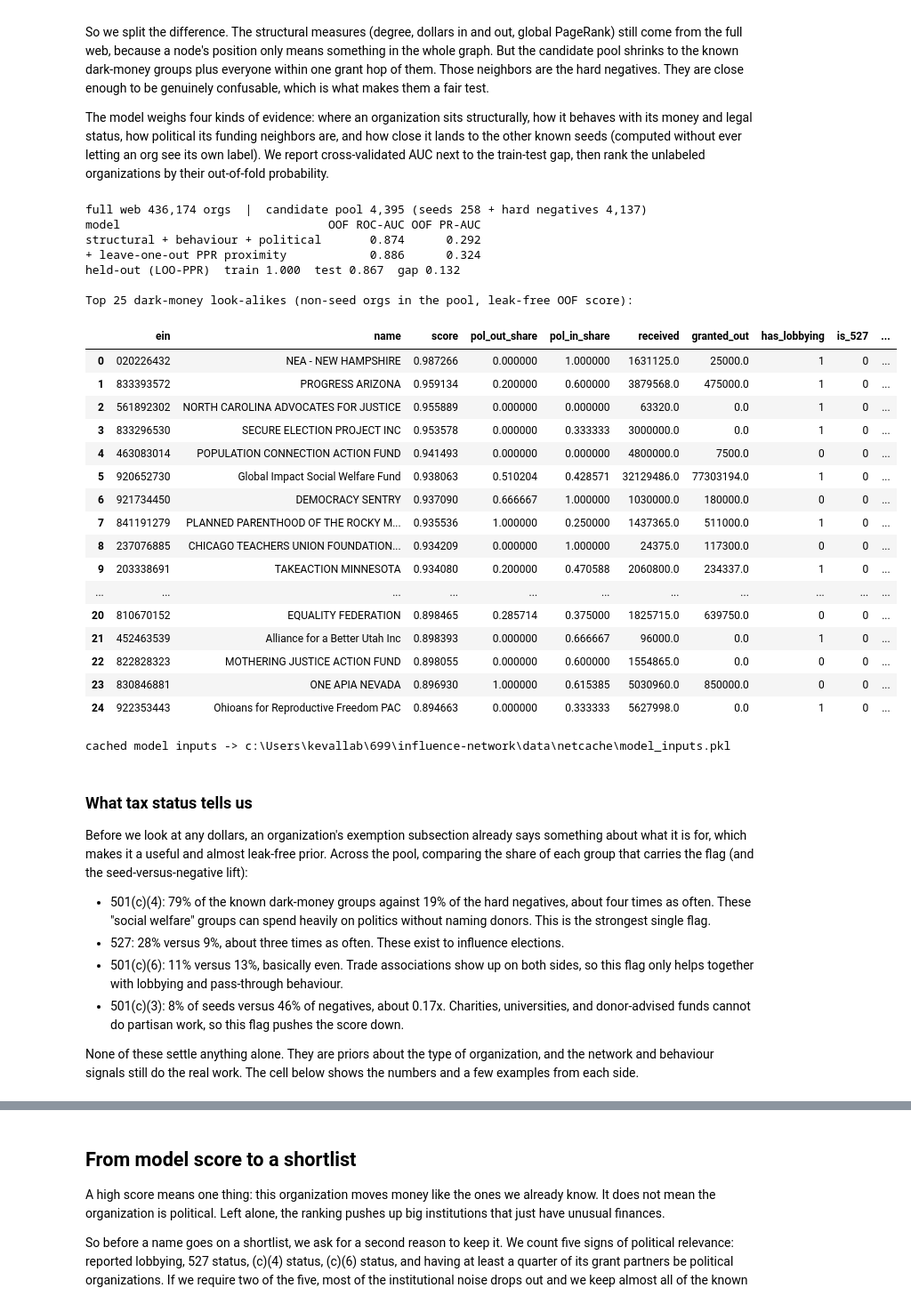
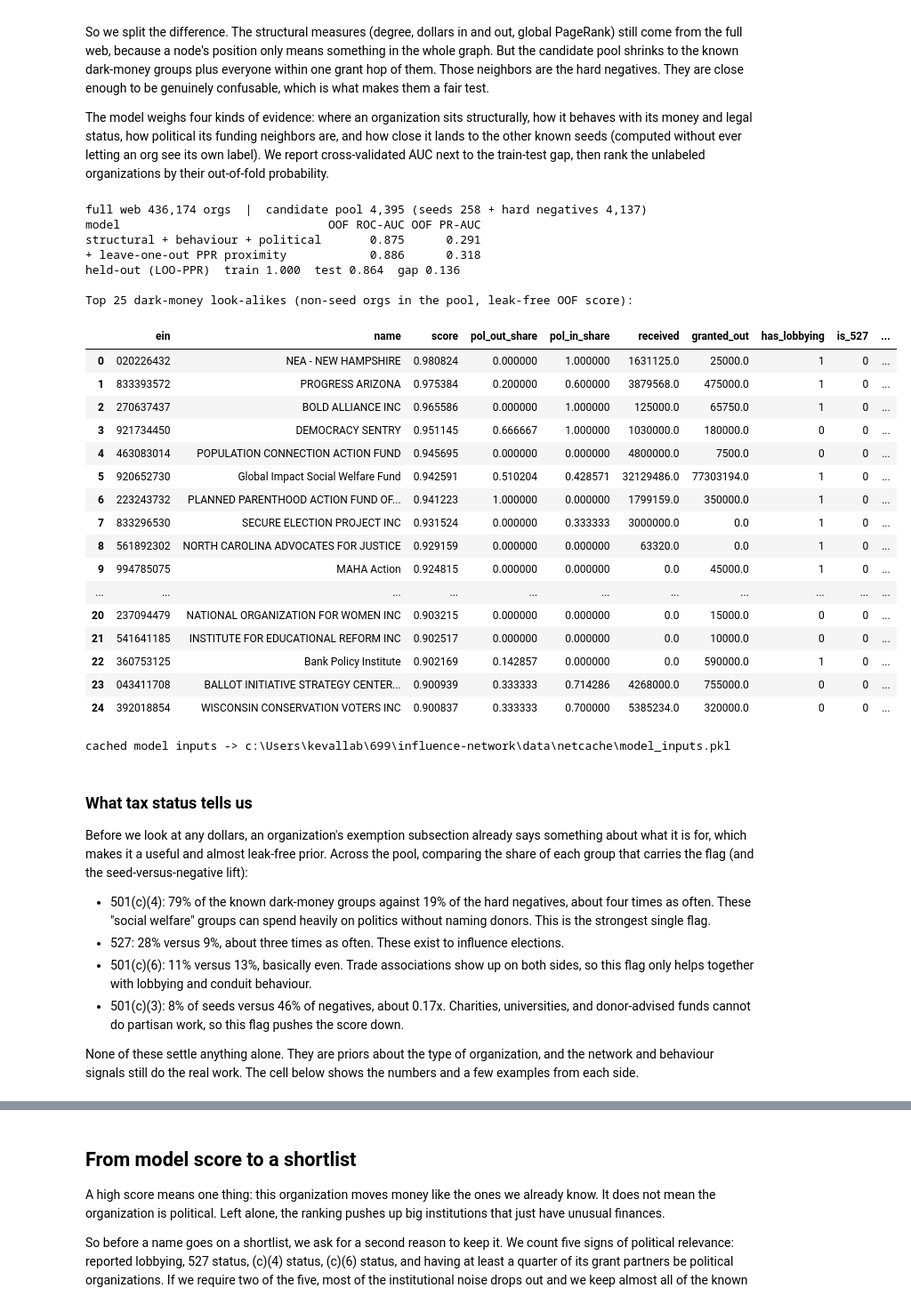
Before and after one commit to team-glass-house/influence-network, a Jupyter notebook: notebooks/network_analysis_modeling.ipynb, the cells around one changed output, grey strips where cells are left out. Shown at 89% size. Drawn from its saved outputs; the diff is of its cells as text; code cells hidden in the pictures.

```diff
--- a/notebooks/network_analysis_modeling.ipynb
+++ b/notebooks/network_analysis_modeling.ipynb
@@ -456,7 +436,6 @@ dout = S.ein.map(dict(G.out_degree(weight="amt"))).values
 S["log_d_in"] = np.log1p(din); S["log_d_out"] = np.log1p(dout)
 S["conduit"] = np.where((din > 0) & (dout > 0), np.minimum(din, dout) / np.maximum(np.maximum(din, dout), 1), 0.0)
 S["deg"] = S.in_deg + S.out_deg
-S["global_pr"] = S.ein.map(pr)
 
 # --- behaviour features for the pool (fy scopes every source to the same YEARS window as the graph) ---
 # is_527: Schedule C line 5 lists section-527 orgs a filer paid, but filers mis-enter 501(c) orgs there.
@@ -500,9 +479,6 @@ LEFT JOIN lob ON lob.ein = e.ein LEFT JOIN p527 ON p527.ein = e.ein LEFT JOIN eo
 M = S.merge(behav, on="ein", how="left")
 M["name"] = M.name.fillna(M.ein.map(lambda e: crp_name.get(e) or org_name.get(e) or e))
 M["log_received"] = np.log1p(M.received); M["log_granted_out"] = np.log1p(M.granted_out)
-M["pass_through"] = np.where((M.received > 0) & (M.granted_out > 0),
-                             np.minimum(M.received.values, M.granted_out.values)
-                             / np.maximum(np.maximum(M.received.values, M.granted_out.values), 1), 0.0)
 M["velocity"]  = M.granted_out / (M.received + 1.0)
 M["name_flag"] = M.name.fillna("").str.upper().str.contains(
     r"ACTION|\bFUND\b|PROJECT|ALLIANCE|NETWORK|VOTERS|FREEDOM|PROSPERITY").astype(int)
@@ -524,8 +500,8 @@ def _pol_feats(n):
 _pf = np.array([_pol_feats(n) for n in nodes])
 M["pol_out_share"], M["pol_in_share"], M["pol_deg"] = _pf[:, 0], _pf[:, 1], _pf[:, 2]
 
-STRUCTB = ["in_deg", "out_deg", "log_d_in", "log_d_out", "conduit", "deg", "global_pr"]
-BEHAVB  = ["log_received", "log_granted_out", "pass_through", "velocity", "has_lobbying", "is_527",
+STRUCTB = ["in_deg", "out_deg", "log_d_in", "log_d_out", "conduit", "deg"]
+BEHAVB  = ["log_received", "log_granted_out", "velocity", "has_lobbying", "is_527",
            "name_flag", "eot_c3", "eot_c4", "eot_c5", "eot_c6", "eot_c_other"]
 POL     = ["pol_out_share", "pol_in_share", "pol_deg"]
 Xbase = M[STRUCTB + BEHAVB + POL].fillna(0).values
@@ -565,52 +541,52 @@ Xp = np.column_stack([Xbase, prox([nodes[i] for i in tr if y[i] == 1])])
 mdl = GBC().fit(Xp[tr], y[tr])
 gtr = roc_auc_score(y[tr], mdl.predict_proba(Xp[tr])[:, 1]); gte = roc_auc_score(y[te], mdl.predict_proba(Xp[te])[:, 1])
 print(f"held-out (LOO-PPR)  train {gtr:.3f}  test {gte:.3f}  gap {gtr - gte:.3f}")
 
 M["score"] = oof_prox
 M["is_seed"] = y
 leads = M[M.is_seed == 0].sort_values("score", ascending=False).reset_index(drop=True)
 print("\nTop 25 dark-money look-alikes (non-seed orgs in the pool, leak-free OOF score):")
 display(leads.head(25)[["ein", "name", "score", "pol_out_share", "pol_in_share", "received", "granted_out",
                         "has_lobbying", "is_527", "eot_c3", "eot_c4", "eot_c5", "eot_c6", "eot_c_other"]])
 
 # --- cache feature matrix + proximity for fast offline model iteration ---
 try:
     import pickle as _pkl
     _cache = ROOT / 'data' / 'netcache'; _cache.mkdir(parents=True, exist_ok=True)
     with open(_cache / 'model_inputs.pkl', 'wb') as _f:
         _pkl.dump({'Xbase': Xbase, 'y': y, 'nodes': list(nodes),
                    'Pmat': {s: Pmat[s] for s in seeds_present},
                    'seeds_present': list(seeds_present), 'node_ix': node_ix,
                    'diag': diag, 'M': M,
                    'STRUCTB': STRUCTB, 'BEHAVB': BEHAVB, 'POL': POL}, _f)
     print(f'cached model inputs -> {_cache / "model_inputs.pkl"}')
 except Exception as _e:
     print('cache skipped:', _e)
 # %% [output]
 full web 436,174 orgs  |  candidate pool 4,395 (seeds 258 + hard negatives 4,137)
 model                              OOF ROC-AUC OOF PR-AUC
-structural + behaviour + political       0.874      0.292
-+ leave-one-out PPR proximity            0.886      0.324
-held-out (LOO-PPR)  train 1.000  test 0.867  gap 0.132
+structural + behaviour + political       0.875      0.291
++ leave-one-out PPR proximity            0.886      0.318
+held-out (LOO-PPR)  train 1.000  test 0.864  gap 0.136
 
 Top 25 dark-money look-alikes (non-seed orgs in the pool, leak-free OOF score):
 |  | ein | name | score | pol_out_share | pol_in_share | received | granted_out | has_lobbying | is_527 | ... |
-| 0 | 020226432 | NEA - NEW HAMPSHIRE | 0.987266 | 0.000000 | 1.000000 | 1631125.0 | 25000.0 | 1 | 0 | ... |
-| 1 | 833393572 | PROGRESS ARIZONA | 0.959134 | 0.200000 | 0.600000 | 3879568.0 | 475000.0 | 1 | 0 | ... |
-| 2 | 561892302 | NORTH CAROLINA ADVOCATES FOR JUSTICE | 0.955889 | 0.000000 | 0.000000 | 63320.0 | 0.0 | 1 | 0 | ... |
-| 3 | 833296530 | SECURE ELECTION PROJECT INC | 0.953578 | 0.000000 | 0.333333 | 3000000.0 | 0.0 | 1 | 0 | ... |
-| 4 | 463083014 | POPULATION CONNECTION ACTION FUND | 0.941493 | 0.000000 | 0.000000 | 4800000.0 | 7500.0 | 0 | 0 | ... |
-| 5 | 920652730 | Global Impact Social Welfare Fund | 0.938063 | 0.510204 | 0.428571 | 32129486.0 | 77303194.0 | 1 | 0 | ... |
-| 6 | 921734450 | DEMOCRACY SENTRY | 0.937090 | 0.666667 | 1.000000 | 1030000.0 | 180000.0 | 0 | 0 | ... |
-| 7 | 841191279 | PLANNED PARENTHOOD OF THE ROCKY M... | 0.935536 | 1.000000 | 0.250000 | 1437365.0 | 511000.0 | 1 | 0 | ... |
-| 8 | 237076885 | CHICAGO TEACHERS UNION FOUNDATION... | 0.934209 | 0.000000 | 1.000000 | 24375.0 | 117300.0 | 0 | 0 | ... |
-| 9 | 203338691 | TAKEACTION MINNESOTA | 0.934080 | 0.200000 | 0.470588 | 2060800.0 | 234337.0 | 1 | 0 | ... |
+| 0 | 020226432 | NEA - NEW HAMPSHIRE | 0.980824 | 0.000000 | 1.000000 | 1631125.0 | 25000.0 | 1 | 0 | ... |
+| 1 | 833393572 | PROGRESS ARIZONA | 0.975384 | 0.200000 | 0.600000 | 3879568.0 | 475000.0 | 1 | 0 | ... |
+| 2 | 270637437 | BOLD ALLIANCE INC | 0.965586 | 0.000000 | 1.000000 | 125000.0 | 65750.0 | 1 | 0 | ... |
+| 3 | 921734450 | DEMOCRACY SENTRY | 0.951145 | 0.666667 | 1.000000 | 1030000.0 | 180000.0 | 0 | 0 | ... |
+| 4 | 463083014 | POPULATION CONNECTION ACTION FUND | 0.945695 | 0.000000 | 0.000000 | 4800000.0 | 7500.0 | 0 | 0 | ... |
+| 5 | 920652730 | Global Impact Social Welfare Fund | 0.942591 | 0.510204 | 0.428571 | 32129486.0 | 77303194.0 | 1 | 0 | ... |
+| 6 | 223243732 | PLANNED PARENTHOOD ACTION FUND OF... | 0.941223 | 1.000000 | 0.000000 | 1799159.0 | 350000.0 | 1 | 0 | ... |
+| 7 | 833296530 | SECURE ELECTION PROJECT INC | 0.931524 | 0.000000 | 0.333333 | 3000000.0 | 0.0 | 1 | 0 | ... |
+| 8 | 561892302 | NORTH CAROLINA ADVOCATES FOR JUSTICE | 0.929159 | 0.000000 | 0.000000 | 63320.0 | 0.0 | 1 | 0 | ... |
+| 9 | 994785075 | MAHA Action | 0.924815 | 0.000000 | 0.000000 | 0.0 | 45000.0 | 1 | 0 | ... |
 | ... | ... | ... | ... | ... | ... | ... | ... | ... | ... | ... |
-| 20 | 810670152 | EQUALITY FEDERATION | 0.898465 | 0.285714 | 0.375000 | 1825715.0 | 639750.0 | 0 | 0 | ... |
-| 21 | 452463539 | Alliance for a Better Utah Inc | 0.898393 | 0.000000 | 0.666667 | 96000.0 | 0.0 | 1 | 0 | ... |
-| 22 | 822828323 | MOTHERING JUSTICE ACTION FUND | 0.898055 | 0.000000 | 0.600000 | 1554865.0 | 0.0 | 0 | 0 | ... |
-| 23 | 830846881 | ONE APIA NEVADA | 0.896930 | 1.000000 | 0.615385 | 5030960.0 | 850000.0 | 0 | 0 | ... |
-| 24 | 922353443 | Ohioans for Reproductive Freedom PAC | 0.894663 | 0.000000 | 0.333333 | 5627998.0 | 0.0 | 1 | 0 | ... |
+| 20 | 237094479 | NATIONAL ORGANIZATION FOR WOMEN INC | 0.903215 | 0.000000 | 0.000000 | 0.0 | 15000.0 | 0 | 0 | ... |
+| 21 | 541641185 | INSTITUTE FOR EDUCATIONAL REFORM INC | 0.902517 | 0.000000 | 0.000000 | 0.0 | 10000.0 | 0 | 0 | ... |
+| 22 | 360753125 | Bank Policy Institute | 0.902169 | 0.142857 | 0.000000 | 0.0 | 590000.0 | 1 | 0 | ... |
+| 23 | 043411708 | BALLOT INITIATIVE STRATEGY CENTER... | 0.900939 | 0.333333 | 0.714286 | 4268000.0 | 755000.0 | 0 | 0 | ... |
+| 24 | 392018854 | WISCONSIN CONSERVATION VOTERS INC | 0.900837 | 0.333333 | 0.700000 | 5385234.0 | 320000.0 | 0 | 0 | ... |
 cached model inputs -> c:\Users\kevallab\699\influence-network\data\netcache\model_inputs.pkl
 # %% [markdown]
 ### What tax status tells us
@@ -619,7 +595,7 @@ Before we look at any dollars, an organization's exemption subsection already sa
 
 - 501(c)(4): 79% of the known dark-money groups against 19% of the hard negatives, about four times as often. These "social welfare" groups can spend heavily on politics without naming donors. This is the strongest single flag.
 - 527: 28% versus 9%, about three times as often. These exist to influence elections.
-- 501(c)(6): 11% versus 13%, basically even. Trade associations show up on both sides, so this flag only helps together with lobbying and pass-through behaviour.
+- 501(c)(6): 11% versus 13%, basically even. Trade associations show up on both sides, so this flag only helps together with lobbying and conduit behaviour.
 - 501(c)(3): 8% of seeds versus 46% of negatives, about 0.17x. Charities, universities, and donor-advised funds cannot do partisan work, so this flag pushes the score down.
 
 None of these settle anything alone. They are priors about the type of organization, and the network and behaviour signals still do the real work. The cell below shows the numbers and a few examples from each side.
```
Also changed, not shown: parts of 26 cells of this notebook.
